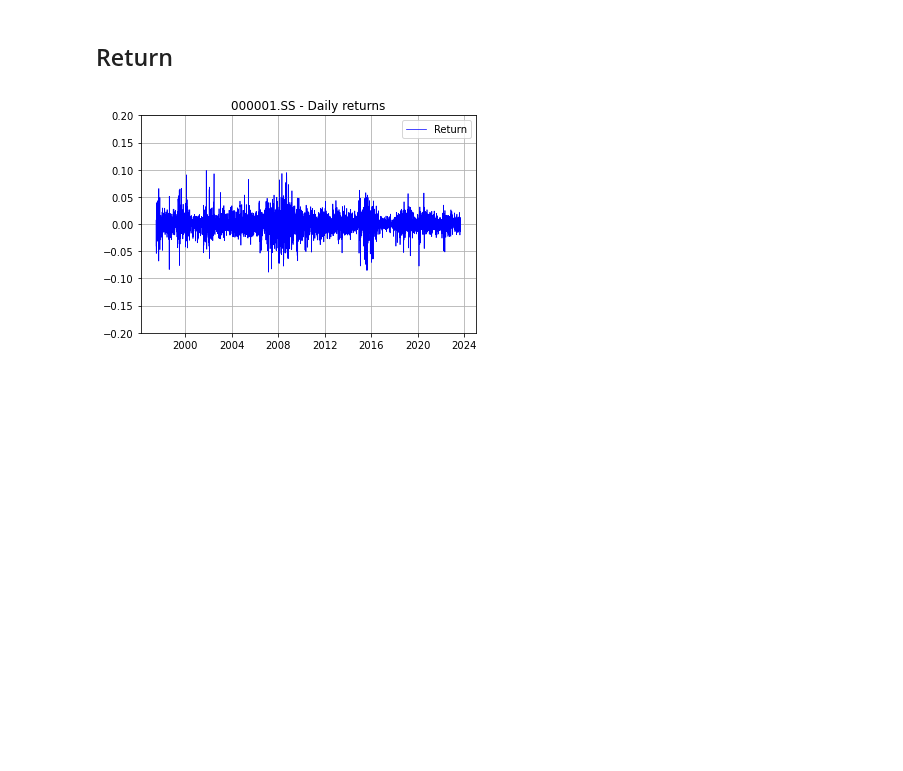
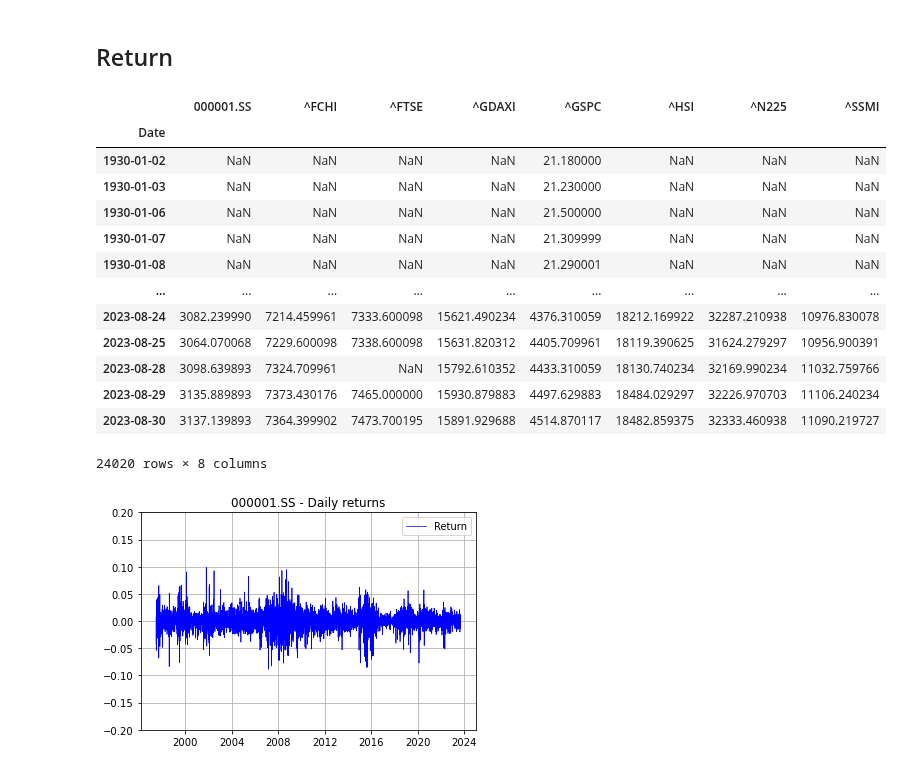
Before and after one commit to nicockt/fyp-2024, a Jupyter notebook: Data Processing.ipynb, the cells around one changed output. Cells and saved outputs as stored; diff of their text form; code cells hidden in the pictures; blank space fills up the shorter version.

```diff
--- a/Data Processing.ipynb
+++ b/Data Processing.ipynb
@@ -29,6 +30,24 @@ Date
 [24020 rows x 48 columns]
 # %% [markdown]
 ## Return
+# %%
+price_df = index_df['Adj Close']
+price_df
+# %% [output]
+|  | 000001.SS | ^FCHI | ^FTSE | ^GDAXI | ^GSPC | ^HSI | ^N225 | ^SSMI |
+| Date |  |  |  |  |  |  |  |  |
+| 1930-01-02 | NaN | NaN | NaN | NaN | 21.180000 | NaN | NaN | NaN |
+| 1930-01-03 | NaN | NaN | NaN | NaN | 21.230000 | NaN | NaN | NaN |
+| 1930-01-06 | NaN | NaN | NaN | NaN | 21.500000 | NaN | NaN | NaN |
+| 1930-01-07 | NaN | NaN | NaN | NaN | 21.309999 | NaN | NaN | NaN |
+| 1930-01-08 | NaN | NaN | NaN | NaN | 21.290001 | NaN | NaN | NaN |
+| ... | ... | ... | ... | ... | ... | ... | ... | ... |
+| 2023-08-24 | 3082.239990 | 7214.459961 | 7333.600098 | 15621.490234 | 4376.310059 | 18212.169922 | 32287.210938 | 10976.830078 |
+| 2023-08-25 | 3064.070068 | 7229.600098 | 7338.600098 | 15631.820312 | 4405.709961 | 18119.390625 | 31624.279297 | 10956.900391 |
+| 2023-08-28 | 3098.639893 | 7324.709961 | NaN | 15792.610352 | 4433.310059 | 18130.740234 | 32169.990234 | 11032.759766 |
+| 2023-08-29 | 3135.889893 | 7373.430176 | 7465.000000 | 15930.879883 | 4497.629883 | 18484.029297 | 32226.970703 | 11106.240234 |
+| 2023-08-30 | 3137.139893 | 7364.399902 | 7473.700195 | 15891.929688 | 4514.870117 | 18482.859375 | 32333.460938 | 11090.219727 |
+24020 rows × 8 columns
 # %%
 return_df = index_df['Adj Close'].pct_change()
 for index_name in return_df:
```
Also changed, not shown: parts of 11 cells of this notebook, 9 other files.
